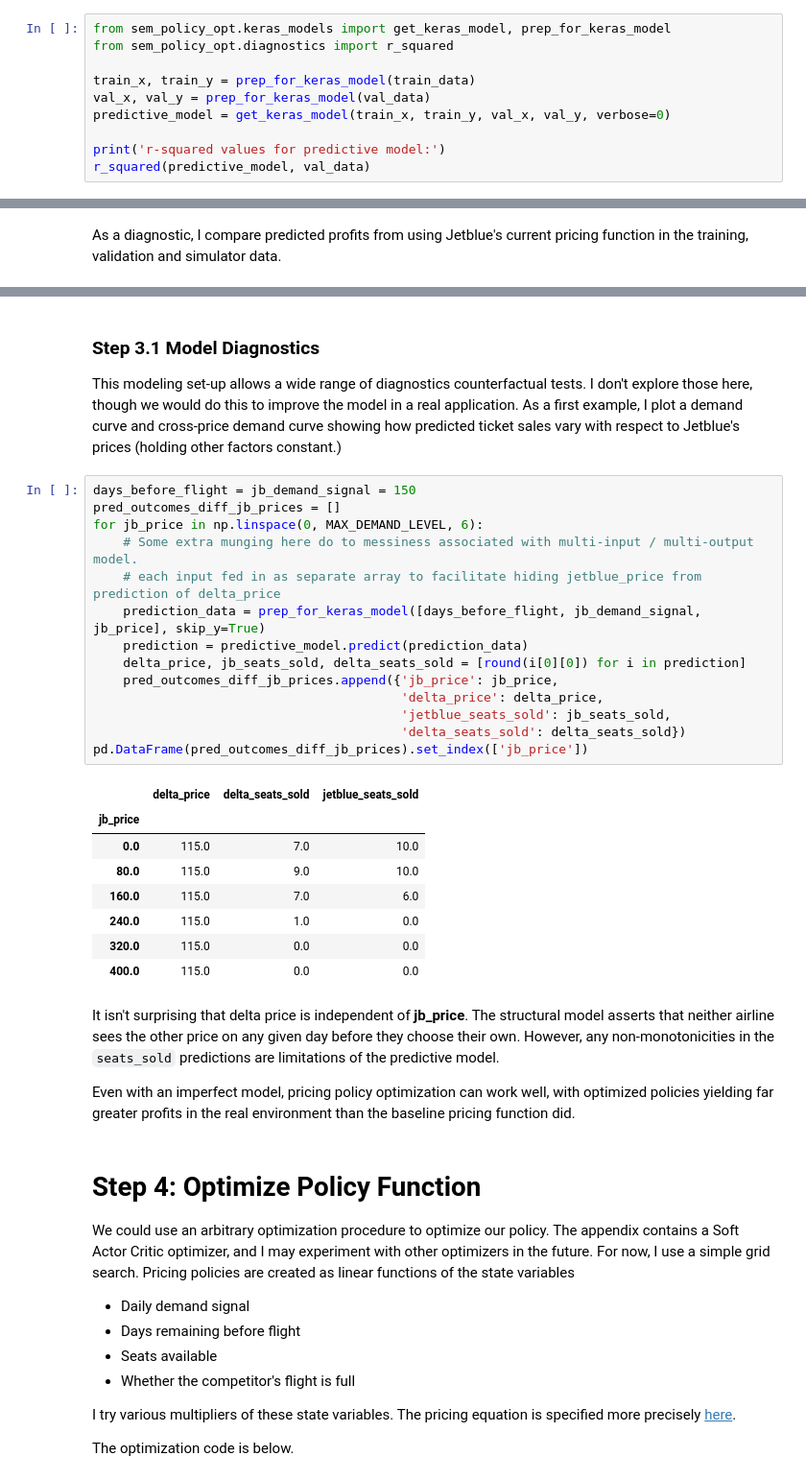
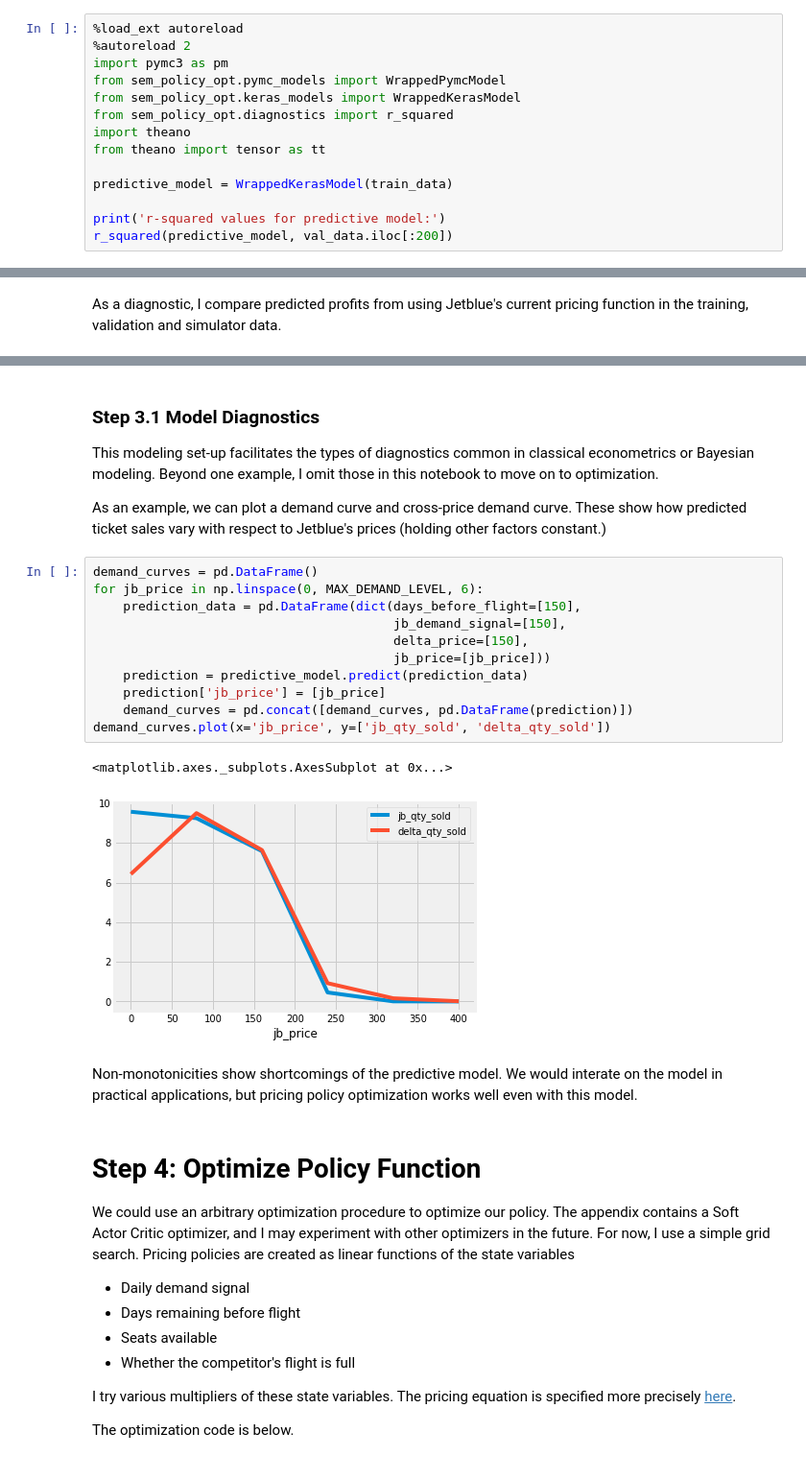
Before and after one commit to Mustapha-Wasseja/sem_policy_opt, a Jupyter notebook: main.ipynb, the cells around one changed output, grey strips where cells are left out. Shown: that part at 96% size. Drawn from its saved outputs; the diff is of its cells as text.

Commit message:
Add bayesian neural network as predictive model

```diff
--- a/main.ipynb
+++ b/main.ipynb
@@ -149,13 +135,17 @@ We use the training data to fit a model that predicts Delta's price and the quan
 - Jetblue's remaining number of seats available
 - Whether Delta's flight is fully booked (i.e. whether Delta is still selling tickets)
 # %%
-from sem_policy_opt.keras_models import get_keras_model, prep_for_keras_model
+%load_ext autoreload
+%autoreload 2
+import pymc3 as pm
+from sem_policy_opt.pymc_models import WrappedPymcModel
+from sem_policy_opt.keras_models import WrappedKerasModel
 from sem_policy_opt.diagnostics import r_squared
+import theano
+from theano import tensor as tt
 
-train_x, train_y = prep_for_keras_model(train_data)
-val_x, val_y = prep_for_keras_model(val_data)
-predictive_model = get_keras_model(train_x, train_y, val_x, val_y, verbose=0)
+predictive_model = WrappedKerasModel(train_data)
 
 print('r-squared values for predictive model:')
-r_squared(predictive_model, val_data)
+r_squared(predictive_model, val_data.iloc[:200])
 # %% [output]
@@ -184,33 +176,24 @@ Mean profits in sim data: $44,879
 # %% [markdown]
 ### Step 3.1 Model Diagnostics
-This modeling set-up allows a wide range of diagnostics counterfactual tests. I don't explore those here, though we would do this to improve the model in a real application. As a first example, I plot a demand curve and cross-price demand curve showing how predicted ticket sales vary with respect to Jetblue's prices (holding other factors constant.)
+This modeling set-up facilitates the types of diagnostics common in classical econometrics or Bayesian modeling. Beyond one example, I omit those in this notebook to move on to optimization.
+
+As an example, we can plot a demand curve and cross-price demand curve. These show how predicted ticket sales vary with respect to Jetblue's prices (holding other factors constant.)
-# %%
-days_before_flight = jb_demand_signal = 150
-pred_outcomes_diff_jb_prices = []
-for jb_price in np.linspace(0, MAX_DEMAND_LEVEL, 6):
-    # Some extra munging here do to messiness associated with multi-input / multi-output model.
-    # each input fed in as separate array to facilitate hiding jetblue_price from prediction of delta_price
-    prediction_data = prep_for_keras_model([days_before_flight, jb_demand_signal, jb_price], skip_y=True)
-    prediction = predictive_model.predict(prediction_data)
-    delta_price, jb_seats_sold, delta_seats_sold = [round(i[0][0]) for i in prediction]
-    pred_outcomes_diff_jb_prices.append({'jb_price': jb_price,
-                                         'delta_price': delta_price,
-                                         'jetblue_seats_sold': jb_seats_sold,
-                                         'delta_seats_sold': delta_seats_sold})
-pd.DataFrame(pred_outcomes_diff_jb_prices).set_index(['jb_price'])
-# %% [output]
-|  | delta_price | delta_seats_sold | jetblue_seats_sold |
-| jb_price |  |  |  |
-| 0.0 | 115.0 | 7.0 | 10.0 |
-| 80.0 | 115.0 | 9.0 | 10.0 |
-| 160.0 | 115.0 | 7.0 | 6.0 |
-| 240.0 | 115.0 | 1.0 | 0.0 |
-| 320.0 | 115.0 | 0.0 | 0.0 |
-| 400.0 | 115.0 | 0.0 | 0.0 |
-# %% [markdown]
-It isn't surprising that delta price is independent of **jb_price**. The structural model asserts that neither airline sees the other price on any given day before they choose their own.  However, any non-monotonicities in the `seats_sold` predictions are limitations of the predictive model.
-
-Even with an imperfect model, pricing policy optimization can work well, with optimized policies yielding far greater profits in the real environment than the baseline pricing function did.
+# %%
+demand_curves = pd.DataFrame()
+for jb_price in np.linspace(0, MAX_DEMAND_LEVEL, 6):
+    prediction_data = pd.DataFrame(dict(days_before_flight=[150],
+                                        jb_demand_signal=[150],
+                                        delta_price=[150],
+                                        jb_price=[jb_price]))
+    prediction = predictive_model.predict(prediction_data)
+    prediction['jb_price'] = [jb_price]
+    demand_curves = pd.concat([demand_curves, pd.DataFrame(prediction)])
+demand_curves.plot(x='jb_price', y=['jb_qty_sold', 'delta_qty_sold'])
+# %% [output]
+<matplotlib.axes._subplots.AxesSubplot at 0x...>
+[figure, added]
+# %% [markdown]
+Non-monotonicities show shortcomings of the predictive model. We would interate on the model in practical applications, but pricing policy optimization works well even with this model.
 # %% [markdown]
 # Step 4: Optimize Policy Function
 We could use an arbitrary optimization procedure to optimize our policy. The appendix contains a Soft Actor Critic optimizer, and I may experiment with other optimizers in the future. For now, I use a simple grid search. Pricing policies are created as linear functions of the state variables
```
Also changed, not shown: parts of 11 cells of this notebook, 9 other files.
